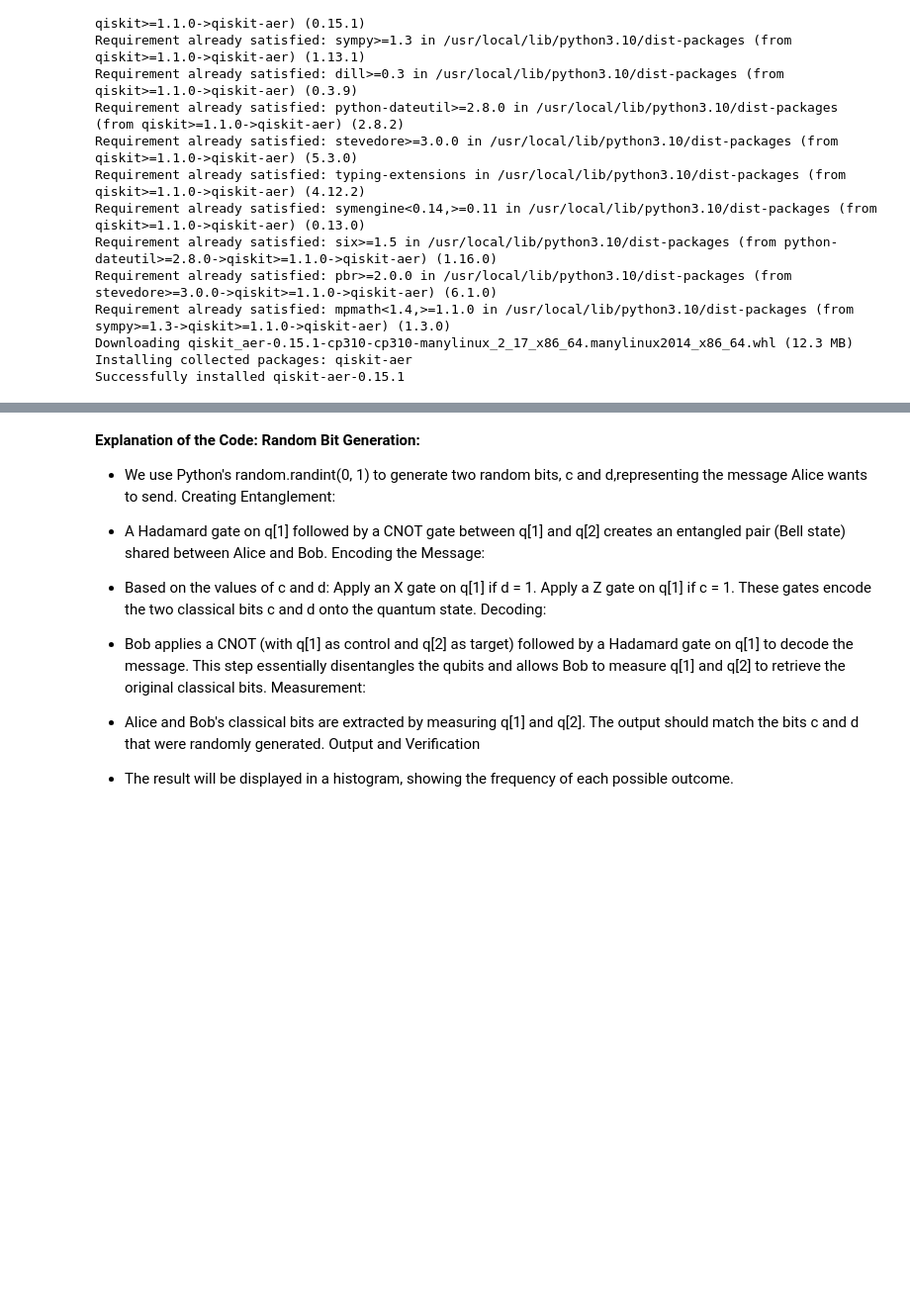
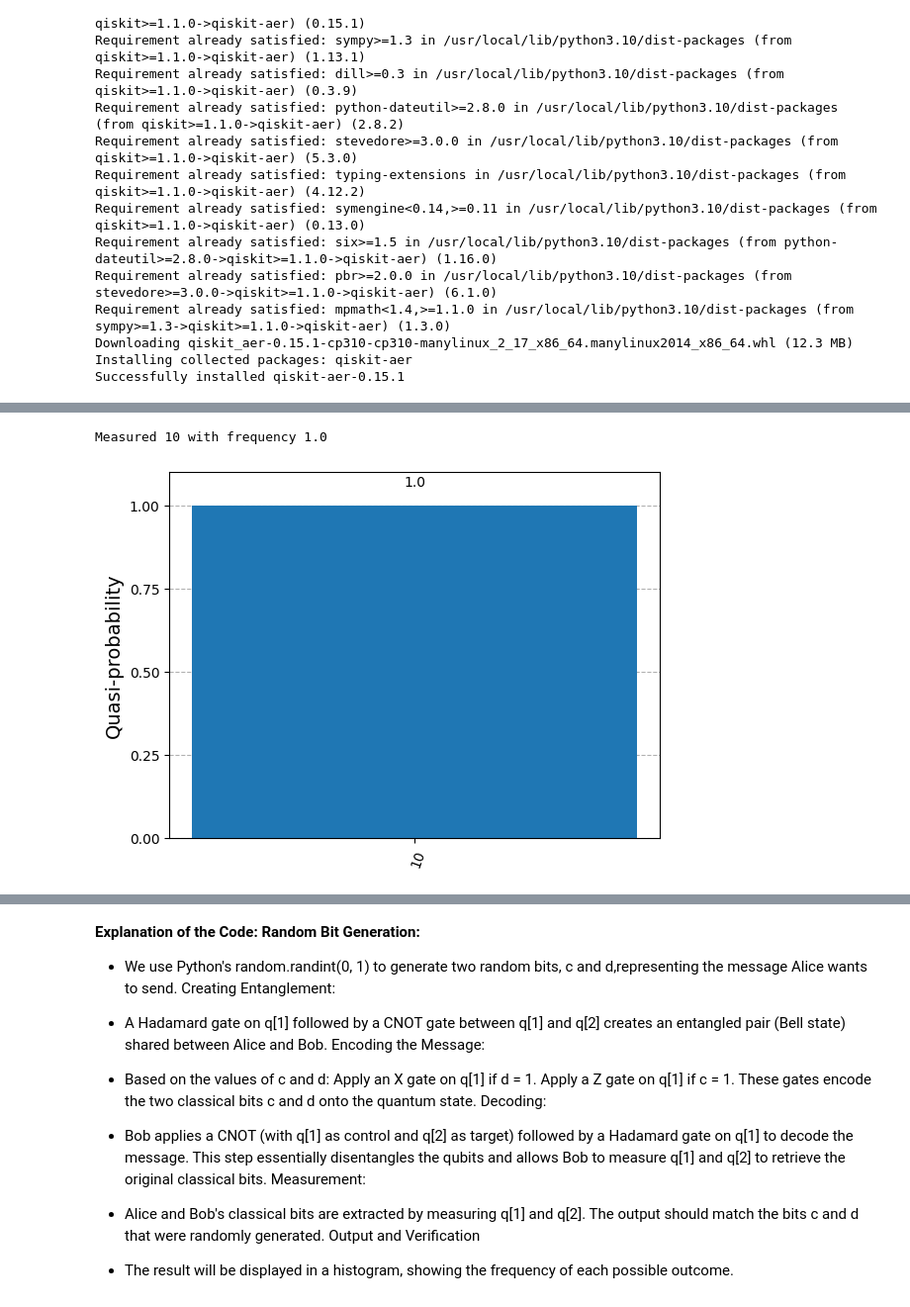
Before and after one commit to dandamudi-geeta/Quantum-Computing, a Jupyter notebook: 2348512_QC(Lab6).ipynb, the cells around one changed output, grey strips where cells are left out. Shown at 99% size. Drawn from its saved outputs; the diff is of its cells as text; code cells hidden in the pictures; blank space fills up the shorter version.

```diff
--- a/2348512_QC(Lab6).ipynb
+++ b/2348512_QC(Lab6).ipynb
@@ -147,0 +89,11 @@ Transmission successful: False
+# %%
+result = Sampler().run(protocol).result()
+statistics = result.quasi_dists[0].binary_probabilities()
+
+for outcome, frequency in statistics.items():
+    print(f"Measured {outcome} with frequency {frequency}")
+
+display(plot_histogram(statistics))
+# %% [output]
+Measured 10 with frequency 1.0
+[figure, added]
```
Also changed, not shown: parts of 26 cells of this notebook.
